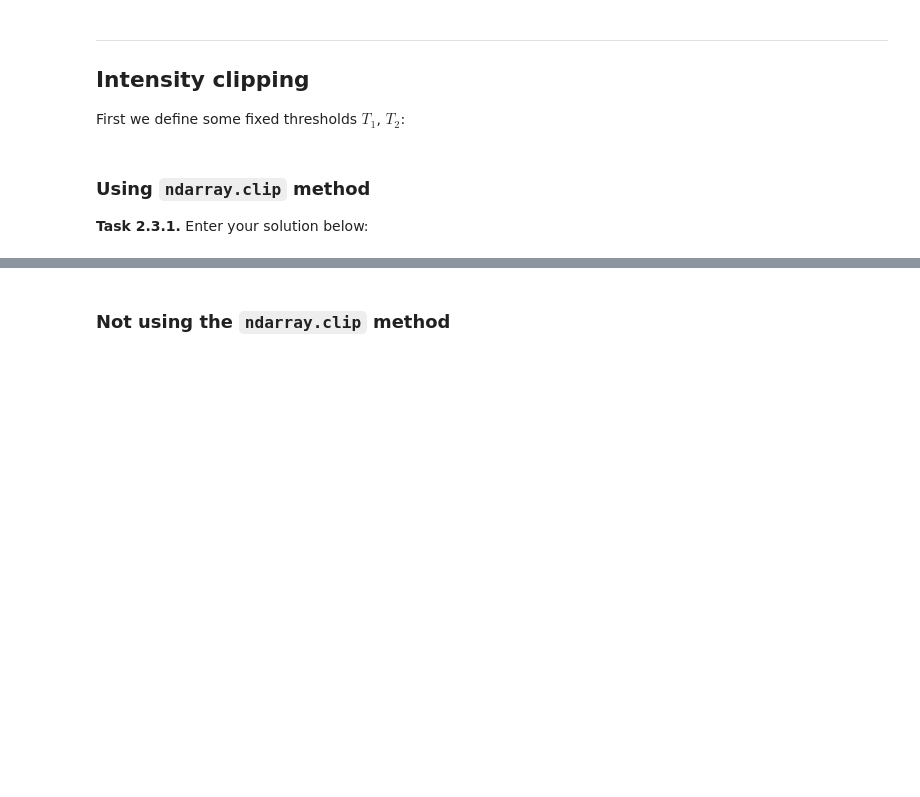
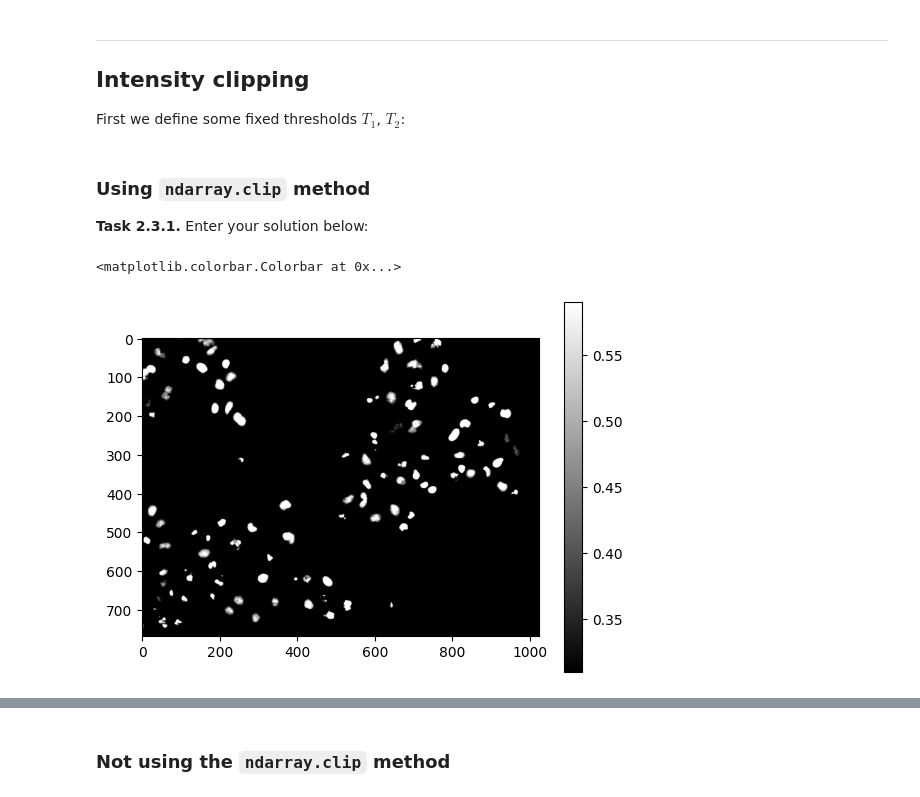
Before and after one commit to Maja-Hbg/mobi-fs3-python, a Jupyter notebook: task2.ipynb, the cells around one changed output, grey strips where cells are left out. Cells and saved outputs as stored; diff of their text form; code cells hidden in the pictures; blank space fills up the shorter version.

```diff
--- a/task2.ipynb
+++ b/task2.ipynb
@@ -36,3 +52,10 @@ T2 = 0.59
 ### Using `ndarray.clip` method
 
 **<a id="#">Task 2.3.1.</a>** Enter your solution below:
+# %%
+imgg = img.clip(T1, T2)
+plt.imshow(imgg, 'gray')
+plt.colorbar()
+# %% [output]
+<matplotlib.colorbar.Colorbar at 0x...>
+[figure, added]
```
Also changed, not shown: parts of 6 cells of this notebook.
